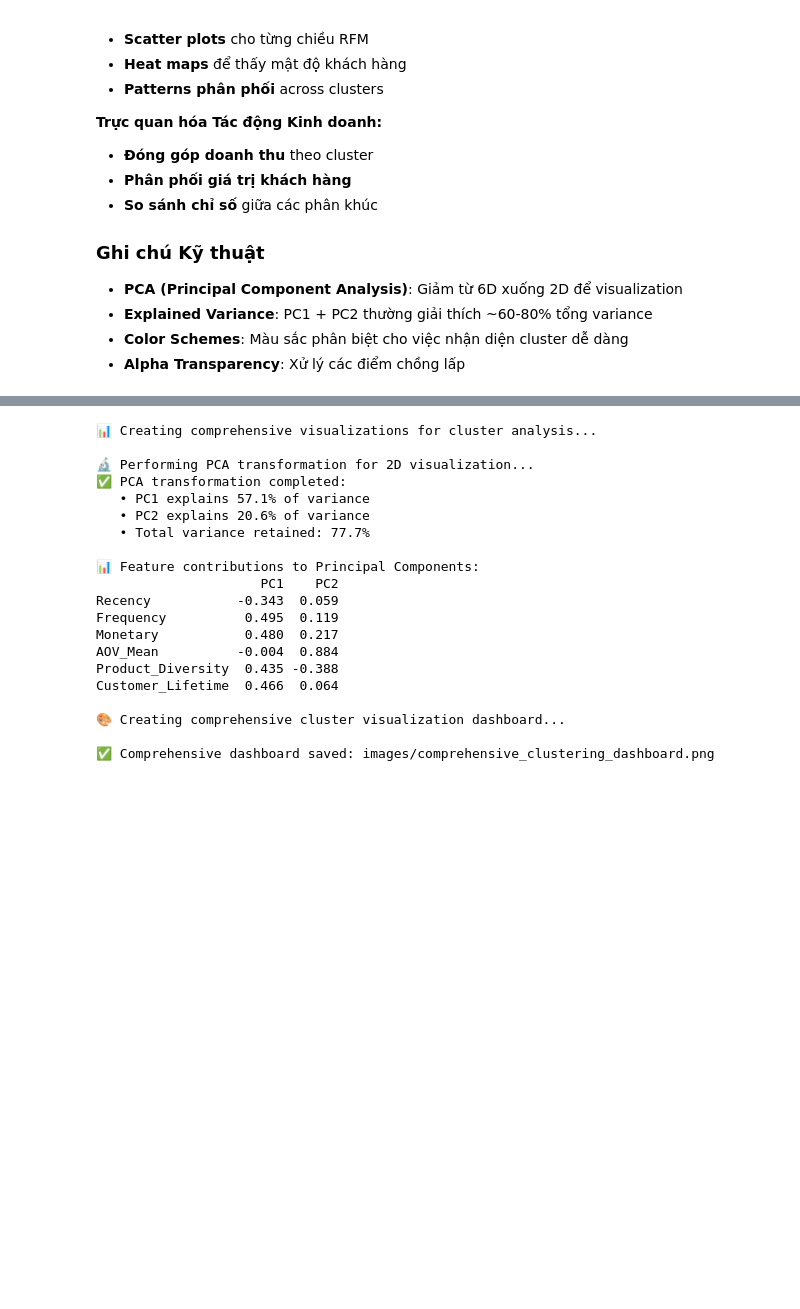
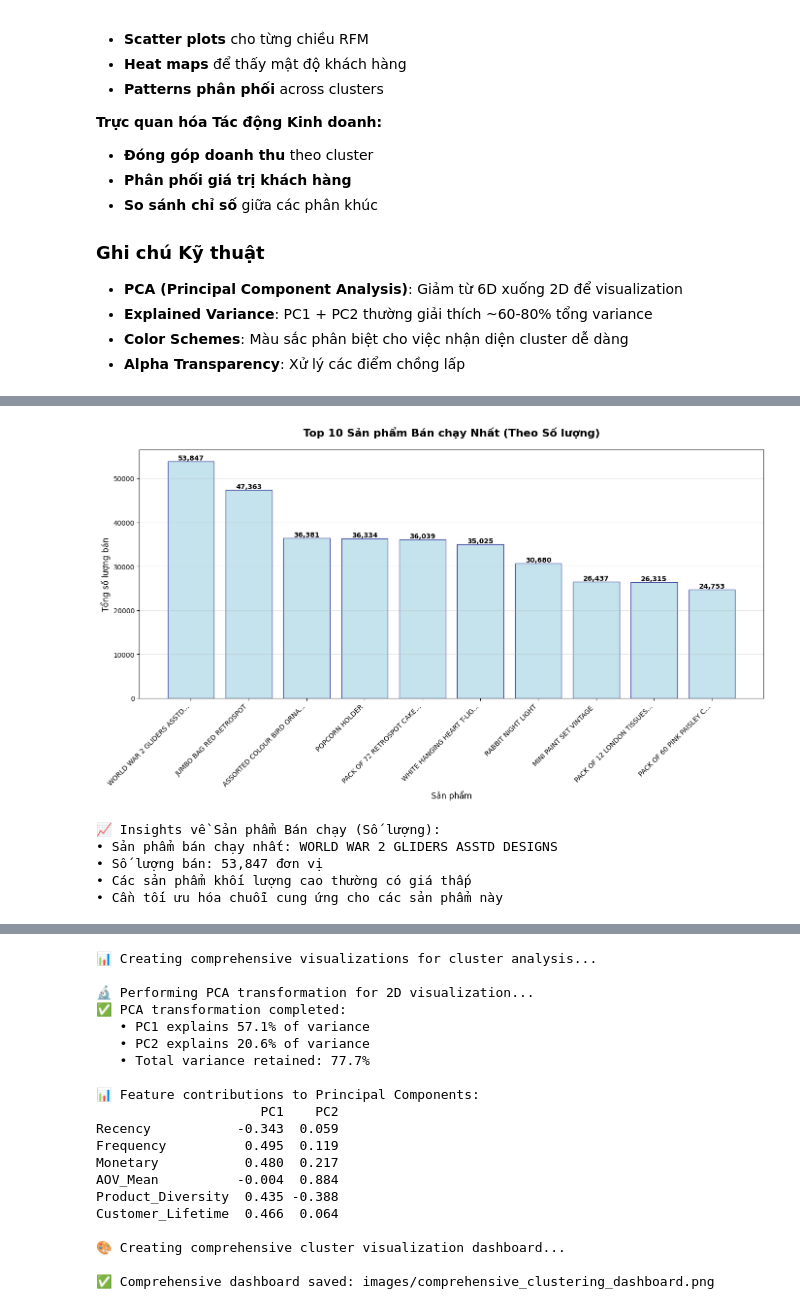
Before and after one commit to Tnemo65/DSpr, a Jupyter notebook: online_retail_analysis_compact.ipynb, the cells around one changed output, grey strips where cells are left out. Cells and saved outputs as stored; diff of their text form; code cells hidden in the pictures; blank space fills up the shorter version.

```diff
--- a/online_retail_analysis_compact.ipynb
+++ b/online_retail_analysis_compact.ipynb
@@ -1351,0 +1298,40 @@ Phân tích kinh doanh và khuyến nghị hoàn thành!
+# %%
+# Tính toán top sản phẩm theo số lượng
+top_products_qty = df.groupby(['StockCode', 'Description'])['Quantity'].sum().reset_index()
+top_products_qty = top_products_qty.sort_values('Quantity', ascending=False).head(10)
+
+plt.figure(figsize=(14, 8))
+bars = plt.bar(range(len(top_products_qty)), top_products_qty['Quantity'],
+               color='lightblue', edgecolor='navy', alpha=0.7)
+
+plt.title('Top 10 Sản phẩm Bán chạy Nhất (Theo Số lượng)',
+          fontsize=16, fontweight='bold', pad=20)
+plt.xlabel('Sản phẩm', fontsize=12)
+plt.ylabel('Tổng số lượng bán', fontsize=12)
+
+# Tạo labels ngắn gọn cho sản phẩm
+labels = [desc[:25] + '...' if len(desc) > 25 else desc for desc in top_products_qty['Description']]
+plt.xticks(range(len(top_products_qty)), labels, rotation=45, ha='right')
+
+# Thêm giá trị trên mỗi cột
+for i, bar in enumerate(bars):
+    height = bar.get_height()
+    plt.text(bar.get_x() + bar.get_width()/2., height,
+             f'{int(height):,}', ha='center', va='bottom', fontweight='bold')
+
+plt.grid(axis='y', alpha=0.3)
+plt.tight_layout()
+plt.show()
+
+print("📈 Insights về Sản phẩm Bán chạy (Số lượng):")
+print(f"• Sản phẩm bán chạy nhất: {top_products_qty.iloc[0]['Description']}")
+print(f"• Số lượng bán: {top_products_qty.iloc[0]['Quantity']:,} đơn vị")
+print(f"• Các sản phẩm khối lượng cao thường có giá thấp")
+print(f"• Cần tối ưu hóa chuỗi cung ứng cho các sản phẩm này")
+# %% [output]
+[figure, added]
+📈 Insights về Sản phẩm Bán chạy (Số lượng):
+• Sản phẩm bán chạy nhất: WORLD WAR 2 GLIDERS ASSTD DESIGNS
+• Số lượng bán: 53,847 đơn vị
+• Các sản phẩm khối lượng cao thường có giá thấp
+• Cần tối ưu hóa chuỗi cung ứng cho các sản phẩm này
```
Also changed, not shown: parts of 29 cells of this notebook, 49 other files.
